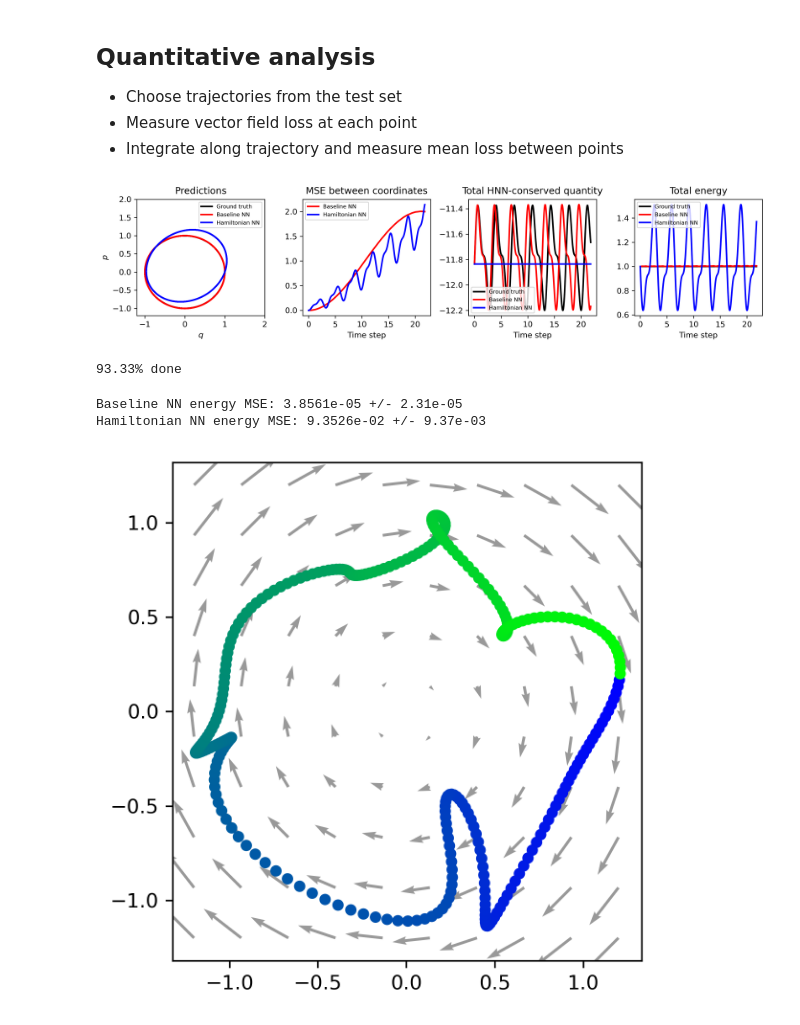
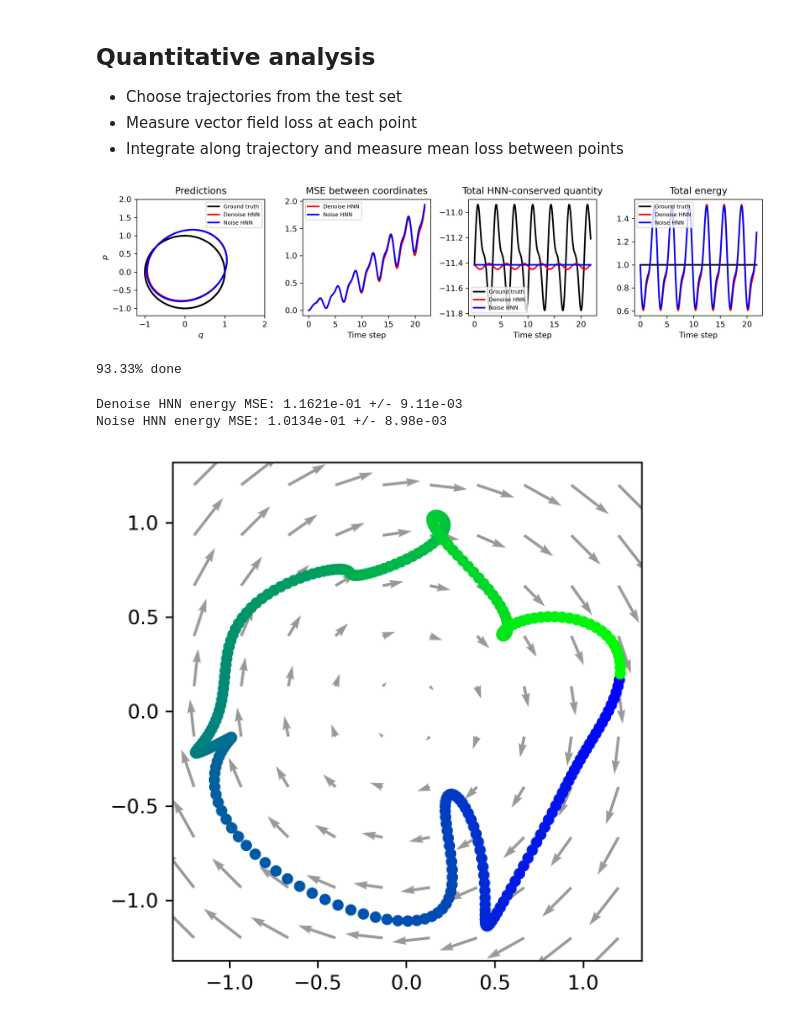
Before and after one commit to ZongyuWu97/hamiltonian-nn, a Jupyter notebook: analyze-spring.ipynb, the cells around one changed output. Drawn from its saved outputs; the diff is of its cells as text; code cells hidden in the pictures.

```diff
--- a/analyze-spring.ipynb
+++ b/analyze-spring.ipynb
@@ -73,13 +73,14 @@ plt.tight_layout() ; plt.show()
 # %% [markdown]
 ## Construct models
 # %%
-def get_model(args, baseline):
-    output_dim = args.input_dim if baseline else 2
+def get_model(args, model_name):
+    # output_dim = args.input_dim if baseline else 2
+    output_dim = 2
     nn_model = MLP(args.input_dim, args.hidden_dim, output_dim, args.nonlinearity)
     model = HNN(args.input_dim, differentiable_model=nn_model,
-              field_type=args.field_type, baseline=baseline)
+              field_type=args.field_type, baseline=False)
 
-    model_name = 'baseline' if baseline else 'hnn'
+    # model_name = 'baseline' if baseline else 'hnn'
     path = "{}/spring{}-{}.tar".format(args.save_dir, RK4, model_name)
     model.load_state_dict(torch.load(path))
     return model
@@ -199,16 +200,16 @@ def integrate_models(x0=np.asarray([1, 0]), t_span=[0,5], t_eval=None, noise_std
     t_eval *= 1 + .9*noise_std
 
     # integrate along baseline vector field
-    base_path = integrate_model(base_model, t_span, x0, **kwargs)
-    base_x = base_path['y'].T
+    denoise_path = integrate_model(denoise_model, t_span, x0, **kwargs)
+    denoise_x = denoise_path['y'].T
     _tmp = torch.tensor( true_x, requires_grad=True, dtype=torch.float32)
 
     # integrate along HNN vector field
-    hnn_path = integrate_model(hnn_model, t_span, x0, **kwargs)
-    hnn_x = hnn_path['y'].T
+    noise_path = integrate_model(noise_model, t_span, x0, **kwargs)
+    noise_x = noise_path['y'].T
     _tmp = torch.tensor( true_x, requires_grad=True, dtype=torch.float32)
 
-    return true_x, base_x, hnn_x
+    return true_x, denoise_x, noise_x
 
 def energy_loss(true_x, integrated_x):
     true_energy = (true_x**2).sum(1)
@@ -220,7 +221,7 @@ x0 = np.asarray([1, 0])
 # integration
 t_span=[0,20]
 t_eval = np.linspace(t_span[0], t_span[1], 2000)
-true_x, base_x, hnn_x = integrate_models(x0=x0, t_span=t_span, t_eval=t_eval)
+true_x, denoise_x, noise_x = integrate_models(x0=x0, t_span=t_span, t_eval=t_eval)
 
 # plotting
 tpad = 7
@@ -229,47 +230,47 @@ fig = plt.figure(figsize=[12,3], dpi=DPI)
 plt.subplot(1,4,1)
 plt.title("Predictions", pad=tpad) ; plt.xlabel('$q$') ; plt.ylabel('$p$')
 plt.plot(true_x[:,0], true_x[:,1], 'k-', label='Ground truth', linewidth=2)
-plt.plot(base_x[:,0], base_x[:,1], 'r-', label='Baseline NN', linewidth=2)
-plt.plot(hnn_x[:, 0], hnn_x[:, 1], "b-", label="Hamiltonian NN", linewidth=2)
+plt.plot(denoise_x[:,0], denoise_x[:,1], 'r-', label='Denoise HNN', linewidth=2)
+plt.plot(noise_x[:, 0], noise_x[:, 1], "b-", label="Noise HNN", linewidth=2)
 plt.xlim(-1.2, 2)
 plt.ylim(-1.2, 2)
 plt.legend(fontsize=7)
 
 plt.subplot(1,4,2)
 plt.title("MSE between coordinates", pad=tpad) ; plt.xlabel('Time step')
-plt.plot(t_eval, ((true_x-base_x)**2).mean(-1), 'r-', label='Baseline NN', linewidth=2)
+plt.plot(t_eval, ((true_x-denoise_x)**2).mean(-1), 'r-', label='Denoise HNN', linewidth=2)
 plt.plot(
-    t_eval, ((true_x - hnn_x) ** 2).mean(-1), "b-", label="Hamiltonian NN", linewidth=2
+    t_eval, ((true_x - noise_x) ** 2).mean(-1), "b-", label="Noise HNN", linewidth=2
 )
 plt.legend(fontsize=7)
 
 plt.subplot(1,4,3)
 plt.title("Total HNN-conserved quantity", pad=tpad)
 plt.xlabel('Time step')
-true_hq = hnn_model(torch.Tensor(true_x))[1].detach().numpy().squeeze()
-base_hq = hnn_model(torch.Tensor(base_x))[1].detach().numpy().squeeze()
-hnn_hq = hnn_model(torch.Tensor(hnn_x))[1].detach().numpy().squeeze()
+true_hq = noise_model(torch.Tensor(true_x))[1].detach().numpy().squeeze()
+denoise_hq = noise_model(torch.Tensor(denoise_x))[1].detach().numpy().squeeze()
+noise_hq = noise_model(torch.Tensor(noise_x))[1].detach().numpy().squeeze()
 plt.plot(t_eval, true_hq, "k-", label="Ground truth", linewidth=2)
-plt.plot(t_eval, base_hq, 'r-', label='Baseline NN', linewidth=2)
-plt.plot(t_eval, hnn_hq, "b-", label="Hamiltonian NN", linewidth=2)
+plt.plot(t_eval, denoise_hq, 'r-', label='Denoise HNN', linewidth=2)
+plt.plot(t_eval, noise_hq, "b-", label="Noise HNN", linewidth=2)
 plt.legend(fontsize=7)
 
 
 plt.subplot(1,4,4)
 plt.title("Total energy", pad=tpad)
 plt.xlabel('Time step')
 true_e = np.stack([hamiltonian_fn(c) for c in true_x])
-base_e = np.stack([hamiltonian_fn(c) for c in base_x])
-hnn_e = np.stack([hamiltonian_fn(c) for c in hnn_x])
+denoise_e = np.stack([hamiltonian_fn(c) for c in denoise_x])
+noise_e = np.stack([hamiltonian_fn(c) for c in noise_x])
 plt.plot(t_eval, true_e, "k-", label="Ground truth", linewidth=2)
-plt.plot(t_eval, base_e, 'r-', label='Baseline NN', linewidth=2)
-plt.plot(t_eval, hnn_e, "b-", label="Hamiltonian NN", linewidth=2)
+plt.plot(t_eval, denoise_e, 'r-', label='Denoise HNN', linewidth=2)
+plt.plot(t_eval, noise_e, "b-", label="Noise HNN", linewidth=2)
 plt.legend(fontsize=7)
 
 plt.tight_layout() ; plt.show()
 fig.savefig('{}/spring-integration{}.{}'.format(args.fig_dir, RK4, FORMAT))
 # %% [output]
-[figure, old version]
+[figure, new version]
 # %%
 splits = 5
 samples = 3
@@ -293,16 +294,16 @@ bootstrap_conf = lambda x, splits=5: np.std([np.mean(x_i) for x_i in np.split(x,
 
 
 print(
-    "\nBaseline NN energy MSE: {:.4e} +/- {:.2e}\nHamiltonian NN energy MSE: {:.4e} +/- {:.2e}".format(
-        np.mean(losses["base_energy"]),
-        bootstrap_conf(losses["base_energy"], splits),
-        np.mean(losses["hnn_energy"]),
-        bootstrap_conf(losses["hnn_energy"], splits),
+    "\nDenoise HNN energy MSE: {:.4e} +/- {:.2e}\nNoise HNN energy MSE: {:.4e} +/- {:.2e}".format(
+        np.mean(losses["denoise_energy"]),
+        bootstrap_conf(losses["denoise_energy"], splits),
+        np.mean(losses["noise_energy"]),
+        bootstrap_conf(losses["noise_energy"], splits),
     )
 )
 # %% [output]
-Baseline NN energy MSE: 3.8561e-05 +/- 2.31e-05
-Hamiltonian NN energy MSE: 9.3526e-02 +/- 9.37e-03
+Denoise HNN energy MSE: 1.1621e-01 +/- 9.11e-03
+Noise HNN energy MSE: 1.0134e-01 +/- 8.98e-03
 # %%
 ###### PLOT ######
 fig = plt.figure(figsize=(4, 4), facecolor='white', dpi=DPI)
```
Also changed, not shown: parts of 4 cells of this notebook, 4 other files.
